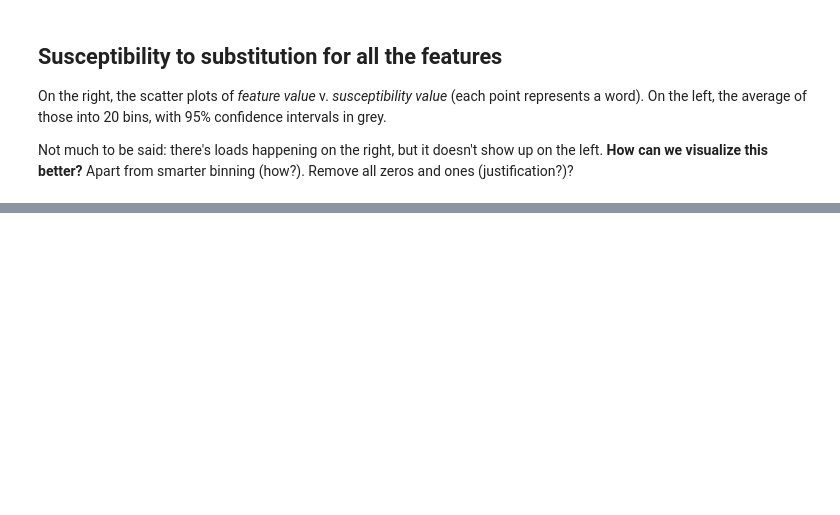
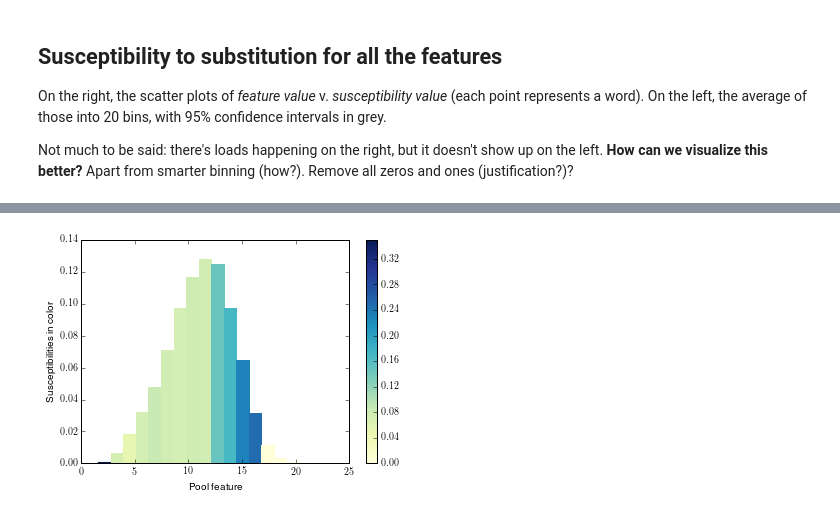
Before and after one commit to wehlutyk/brainscopypaste, a Jupyter notebook: feature_variations.ipynb, the cells around one changed output, grey strips where cells are left out. Saved outputs shown, nothing was run; the diff lists cells and outputs as text; code cells hidden in the pictures; blank space fills up the shorter version.

```diff
--- a/feature_variations.ipynb
+++ b/feature_variations.ipynb
@@ -125,0 +126,5 @@ for a in sorted_analyses:
+# %%
+fig, ax = plt.subplots(1, 1)
+sorted_analyses[0].plot_susceptibilities(ax)
+# %% [output]
+[figure, added]
```
Also changed, not shown: parts of 3 cells of this notebook, 4 other files.
